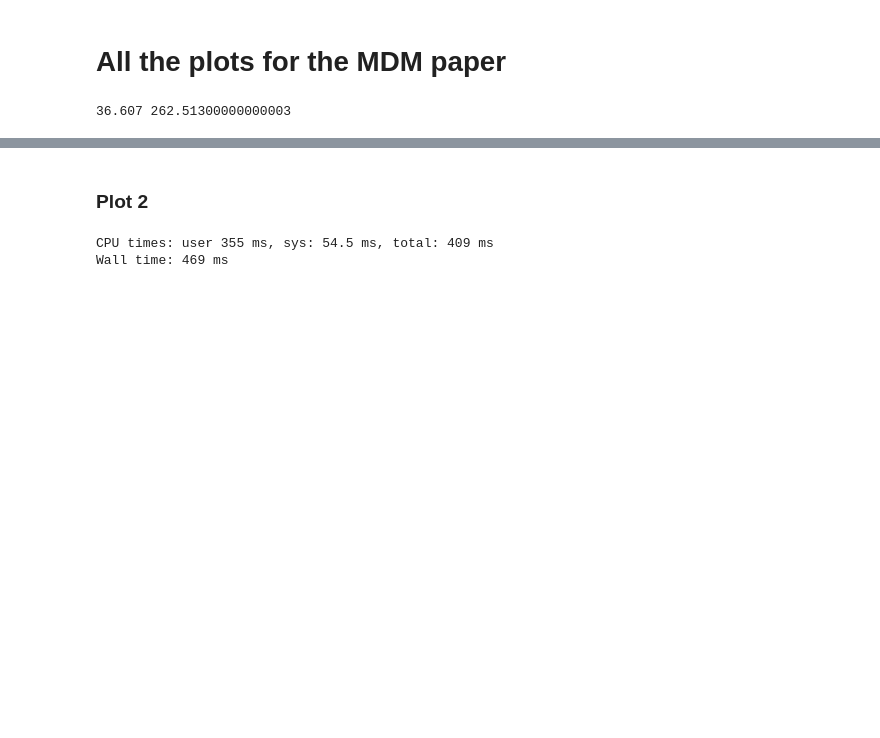
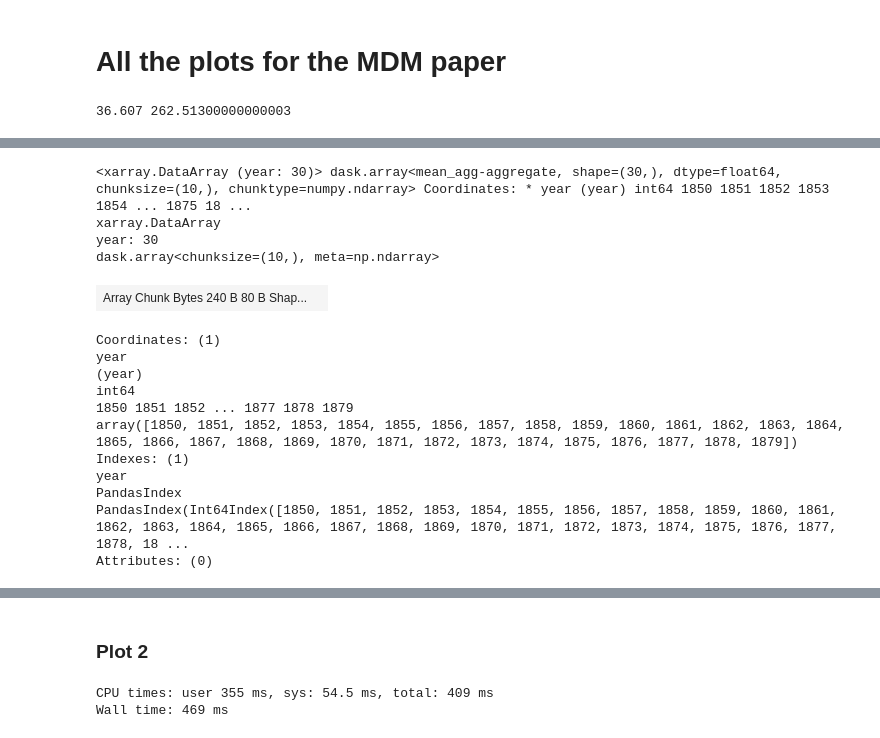
Before and after one commit to hrhampapura/moment_delta_mapping, a Jupyter notebook: lens_analysis/notebooks/Plots.ipynb, the cells around one changed output, grey strips where cells are left out. Drawn from its saved outputs; the diff is of its cells as text; code cells hidden in the pictures; blank space fills up the shorter version.

```diff
--- a/lens_analysis/notebooks/Plots.ipynb
+++ b/lens_analysis/notebooks/Plots.ipynb
@@ -76,3 +87,17 @@ def gauss_quantile(mean,std,quantile):
+# %%
+# calculate global means
+def get_lat_name(ds):
+    for lat_name in ['lat', 'latitude']:
+        if lat_name in ds.coords:
+            return lat_name
+    raise RuntimeError("Couldn't find a latitude coordinate")
+
+def global_mean(ds):
+    lat = ds[get_lat_name(ds)]
+    weight = np.cos(np.deg2rad(lat))
+    weight /= weight.mean()
+    other_dims = set(ds.dims) - {'year'}
+    return (ds * weight).mean(other_dims)
 # %%
 job_extra = ['--qos=cf_lowprio','--account=ac_cumulus']
 #job_extra =['--qos=lr6_lowprio','--account=ac_cumulus','--constraint=lr6_m192']
@@ -104,0 +132,4 @@ Workers
+# %%
+%%time
+ds_ssp  = xr.open_mfdataset(cesm2_path+'ssp370_cesm2tmax.zarr',engine='zarr')
+ds_hist = xr.open_mfdataset(cesm2_path+'bhist_cesm2tmax.zarr',engine='zarr')
@@ -104,0 +139,5 @@ Workers
+# %%
+%%time
+#t-temp, nw - no-warming, w-warming, ssn= season, g=global
+pi_hist  = ds_hist.TREFHTMX.sel(time=slice(pi_year0,pi_year1))
+eoc_ssp  = ds_ssp.TREFHTMX.sel(time=slice(ic_year0,ic_year1))
@@ -104,0 +147,3 @@ Workers
+# %%
+ds_pi  = to_daily(pi_hist)
+ds_eoc = to_daily(eoc_ssp)
@@ -104,0 +169,21 @@ Workers
+# %%
+gmst_pi  = global_mean(ds_pi)
+gmst_eoc = global_mean(ds_eoc)
+gmst_pi
+# %% [output]
+<xarray.DataArray (year: 30)> dask.array<mean_agg-aggregate, shape=(30,), dtype=float64, chunksize=(10,), chunktype=numpy.ndarray> Coordinates: * year (year) int64 1850 1851 1852 1853 1854 ... 1875 18 ...
+xarray.DataArray
+year: 30
+dask.array<chunksize=(10,), meta=np.ndarray>
+| Array Chunk Bytes 240 B 80 B Shap... |  |
+Coordinates: (1)
+year
+(year)
+int64
+1850 1851 1852 ... 1877 1878 1879
+array([1850, 1851, 1852, 1853, 1854, 1855, 1856, 1857, 1858, 1859, 1860, 1861, 1862, 1863, 1864, 1865, 1866, 1867, 1868, 1869, 1870, 1871, 1872, 1873, 1874, 1875, 1876, 1877, 1878, 1879])
+Indexes: (1)
+year
+PandasIndex
+PandasIndex(Int64Index([1850, 1851, 1852, 1853, 1854, 1855, 1856, 1857, 1858, 1859, 1860, 1861, 1862, 1863, 1864, 1865, 1866, 1867, 1868, 1869, 1870, 1871, 1872, 1873, 1874, 1875, 1876, 1877, 1878, 18 ...
+Attributes: (0)
```
Also changed, not shown: parts of 10 cells of this notebook.
